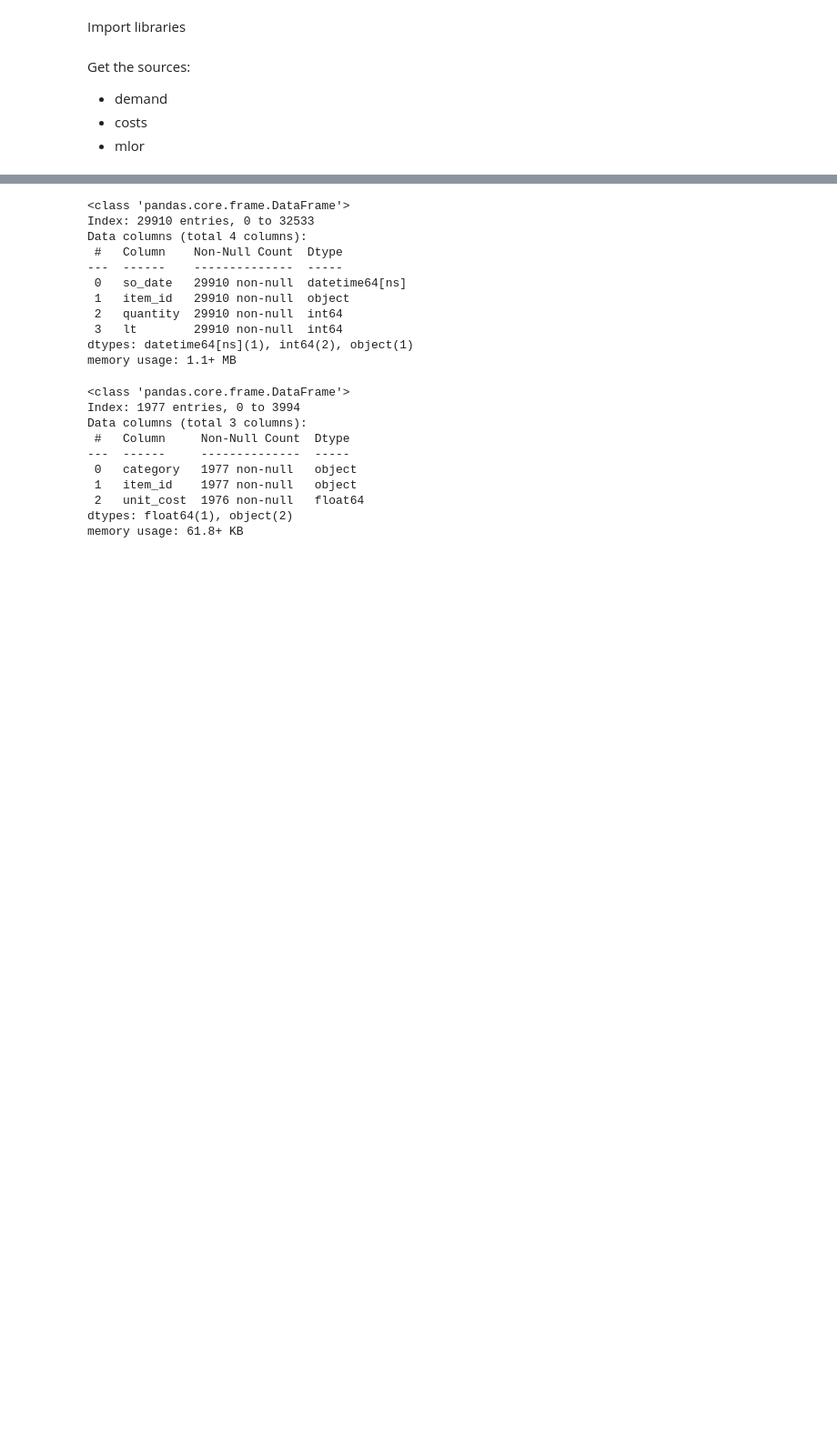
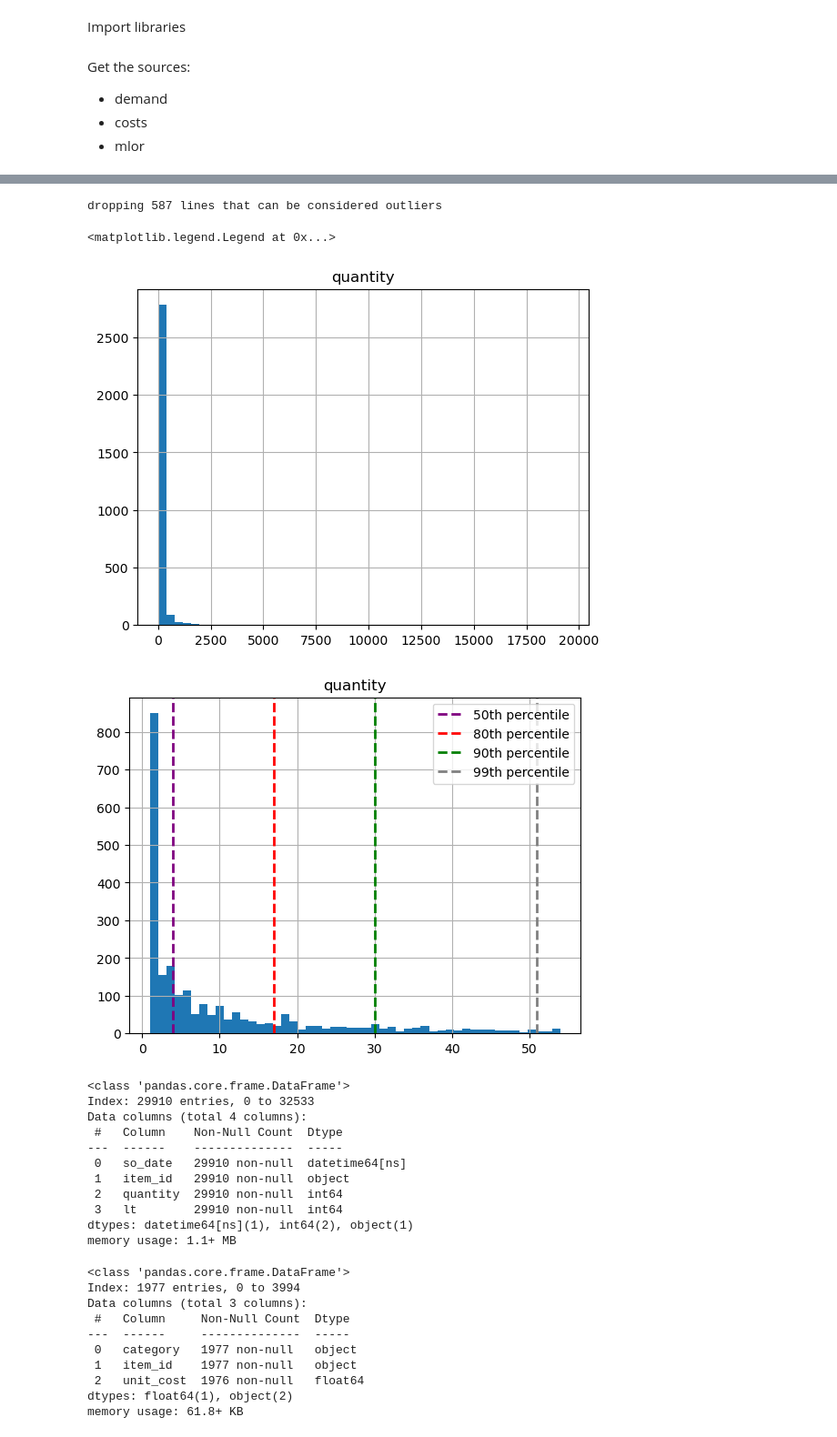
Before and after one commit to werderame/Real-Life-Manufacturing-Inventory-Analysis, a Jupyter notebook: clustering_so_articles/clustering_sales_articles.ipynb, the cells around one changed output, grey strips where cells are left out. Shown at 91% size. Saved outputs shown, nothing was run; the diff lists cells and outputs as text; code cells hidden in the pictures; blank space fills up the shorter version.

Commit message:
quantiles on sales to find outliers

```diff
--- a/clustering_so_articles/clustering_sales_articles.ipynb
+++ b/clustering_so_articles/clustering_sales_articles.ipynb
@@ -19,3 +94,30 @@ Get the sources:
+# %%
+df = pd.read_csv('../data/antal_consegne23_24.xlsx - Dettaglio ordini e consegne.csv')
+df = df[['item_id', 'quantity']]
+df = df.groupby('item_id').sum('quantity').reset_index()
+df.hist(column='quantity', bins=50)
+q80 = df.quantity.quantile(.8)
+num_outliers = df[df.quantity > q80].shape[0]
+print(f'dropping {num_outliers} lines that can be considered outliers')
+reduced = df[df.quantity < df.quantity.quantile(0.8)]
+reduced.hist(column='quantity', bins=50)
+
+q50 = reduced.quantity.quantile(.5)
+q80 = reduced.quantity.quantile(0.8)
+q90 = reduced.quantity.quantile(.9)
+q99 = reduced.quantity.quantile(.99)
+
+# Add a vertical line at the 80th percentile
+plt.axvline(q50, color='purple', linestyle='dashed', linewidth=2, label='50th percentile')
+plt.axvline(q80, color='red', linestyle='dashed', linewidth=2, label='80th percentile')
+plt.axvline(q90, color='green', linestyle='dashed', linewidth=2, label='90th percentile')
+plt.axvline(q99, color='grey', linestyle='dashed', linewidth=2, label='99th percentile')
+plt.legend()
+# %% [output]
+dropping 587 lines that can be considered outliers
+<matplotlib.legend.Legend at 0x...>
+[figure, added]
+[figure, added]
 # %%
 consegne = pd.read_csv('../data/antal_consegne23_24.xlsx - Dettaglio ordini e consegne.csv')
 df = consegne[['so_date', 'item_id', 'so_quantity', 'actual_lt']]
```
Also changed, not shown: parts of 9 cells of this notebook.
